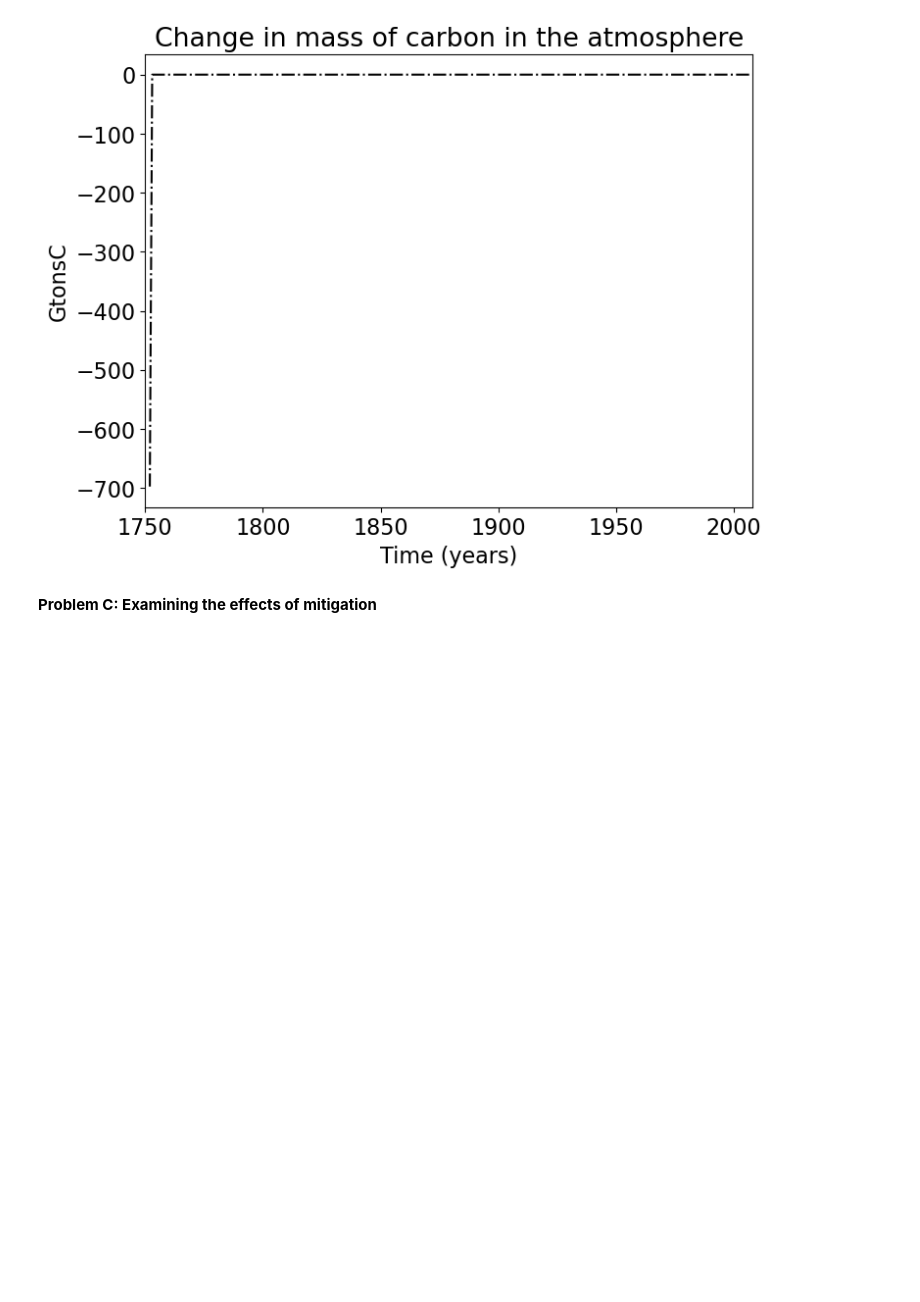
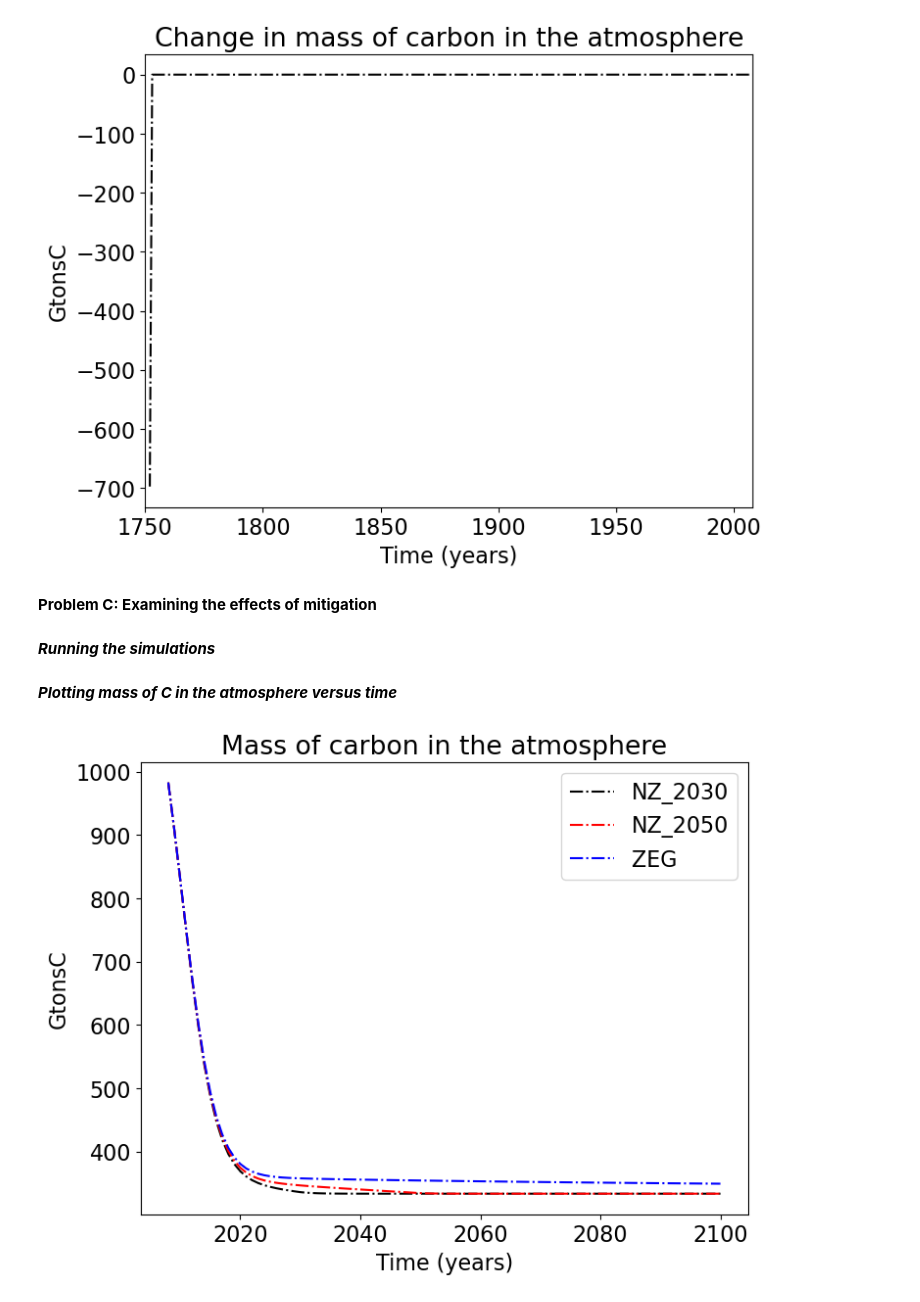
Before and after one commit to michaelchiwere1/GEOS518, a Jupyter notebook: mod02/mod02-CarbonModel-Assignment.ipynb, the cells around one changed output. Drawn from its saved outputs; the diff is of its cells as text; code cells hidden in the pictures; blank space fills up the shorter version.

```diff
--- a/mod02/mod02-CarbonModel-Assignment.ipynb
+++ b/mod02/mod02-CarbonModel-Assignment.ipynb
@@ -287,0 +292,50 @@ data = np.loadtxt("EmissionsMitigationScenarios.csv", delimiter = ","
+# %% [markdown]
+___Running the simulations___
+# %%
+# initial values
+N = year.size;
+M10 = MA1[Nx-1];
+M20 = MA2[Nx-1];
+
+MS1 = np.zeros((3,N));
+MS2 = np.zeros((3,N));
+
+MS1[:,0] = M10;
+MS2[:,0] = M20;
+dt = 1;
+# %%
+# simulating using the forward we start with year 2009 because we already computed for 2008
+
+for n in range(N-1):
+    # net zero by 2030
+    fn1 = k21*MS2[0,n] - k12*MS1[0,n]*MS2[0,n] + cflux_nz2030[n+1];
+    fn2 = k12*MS1[0,n]*MS2[0,n] - k21*MS2[0,n];
+    MS1[0,n+1] = MS1[0,n] + dt*fn1;
+    MS2[0,n+1] = MS2[0,n] + dt*fn2;
+
+    # net zero by 2030
+    fn1 = k21*MS2[1,n] - k12*MS1[1,n]*MS2[1,n] + cflux_nz2050[n+1];
+    fn2 = k12*MS1[1,n]*MS2[1,n] - k21*MS2[1,n];
+    MS1[1,n+1] = MS1[1,n] + dt*fn1;
+    MS2[1,n+1] = MS2[1,n] + dt*fn2;
+
+    # Zero growth in emissions
+    fn1 = k21*MS2[2,n] - k12*MS1[2,n]*MS2[2,n] + cflux_zeg[n+1];
+    fn2 = k12*MS1[2,n]*MS2[2,n] - k21*MS2[2,n];
+    MS1[2,n+1] = MS1[2,n] + dt*fn1;
+    MS2[2,n+1] = MS2[2,n] + dt*fn2;
+# %% [markdown]
+___Plotting mass of C in the atmosphere versus time___
+# %%
+plt.figure(figsize=(8,6))
+plt.rcParams.update({'font.size': 16})
+plt.title('Mass of carbon in the atmosphere')
+plt.plot(year,MS1[0,:],'k-.',label="NZ_2030")
+plt.plot(year,MS1[1,:],'r-.',label='NZ_2050')
+plt.plot(year,MS1[2,:],'b-.',label='ZEG')
+plt.xlabel('Time (years)')
+plt.ylabel('GtonsC')
+plt.legend()
+plt.show()
+# %% [output]
+[figure, added]
```
Also changed, not shown: parts of 13 cells of this notebook.
